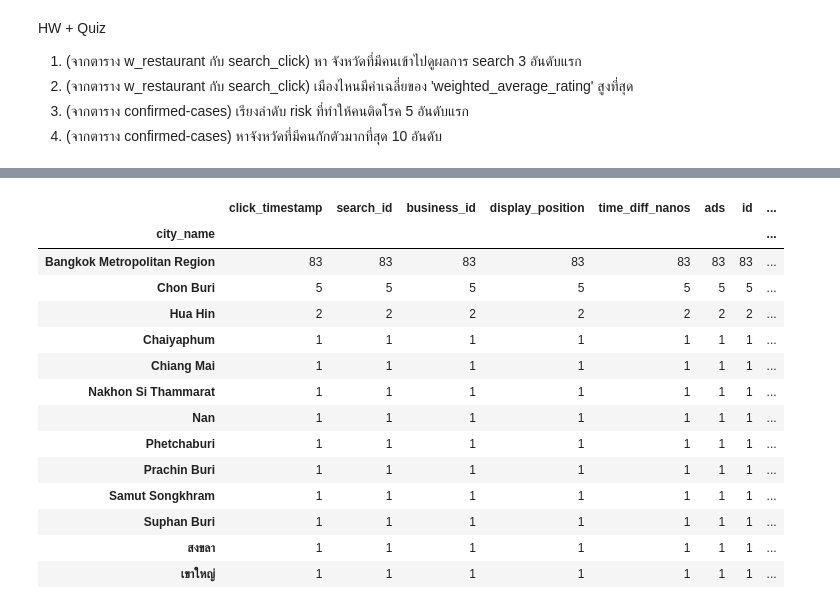
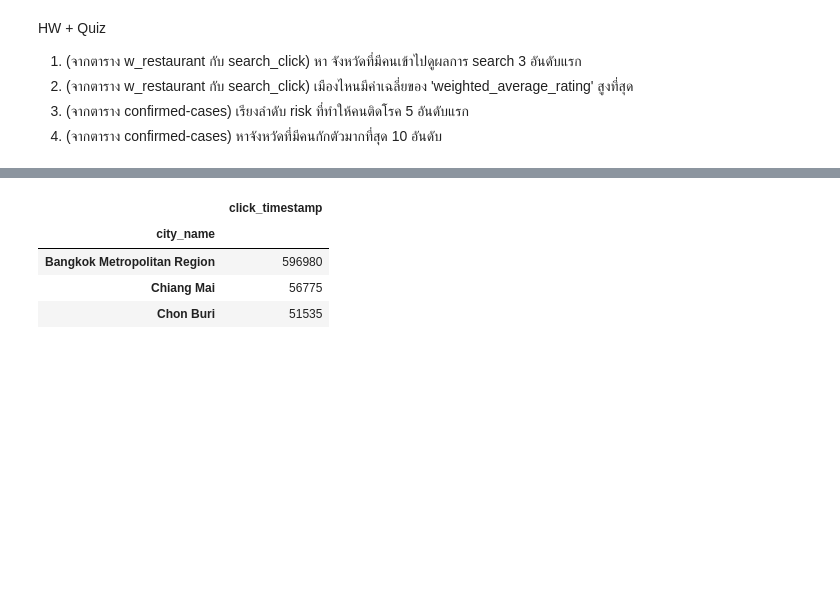
Before and after one commit to Jittiya/DWDM21, a Jupyter notebook: Data_Preprocessing(Chapter_3).ipynb, the cells around one changed output, grey strips where cells are left out. Cells and saved outputs as stored; diff of their text form; code cells hidden in the pictures; blank space fills up the shorter version.

Commit message:
HW10 (HW + Quiz)

```diff
--- a/Data_Preprocessing(Chapter_3).ipynb
+++ b/Data_Preprocessing(Chapter_3).ipynb
@@ -1450,0 +1435,3 @@ merged_table.groupby('city_name').count()
+# %%
+data_quiz = search_click.merge(w_restaurant,how='left',left_on='business_id',right_on='id')
+data_quiz
@@ -1451,18 +1452,8 @@ merged_table.groupby('city_name').count()
 # %%
-merged_table.groupby('city_name').count().sort_values(by=['search_id'],ascending=False)
+data_quiz.groupby('city_name').count().sort_values(by=['search_id'],ascending=False).iloc[:3,:1]
 # %% [output]
-|  | click_timestamp | search_id | business_id | display_position | time_diff_nanos | ads | id | ... |
-| city_name |  |  |  |  |  |  |  | ... |
-| Bangkok Metropolitan Region | 83 | 83 | 83 | 83 | 83 | 83 | 83 | ... |
-| Chon Buri | 5 | 5 | 5 | 5 | 5 | 5 | 5 | ... |
-| Hua Hin | 2 | 2 | 2 | 2 | 2 | 2 | 2 | ... |
-| Chaiyaphum | 1 | 1 | 1 | 1 | 1 | 1 | 1 | ... |
-| Chiang Mai | 1 | 1 | 1 | 1 | 1 | 1 | 1 | ... |
-| Nakhon Si Thammarat | 1 | 1 | 1 | 1 | 1 | 1 | 1 | ... |
-| Nan | 1 | 1 | 1 | 1 | 1 | 1 | 1 | ... |
-| Phetchaburi | 1 | 1 | 1 | 1 | 1 | 1 | 1 | ... |
-| Prachin Buri | 1 | 1 | 1 | 1 | 1 | 1 | 1 | ... |
-| Samut Songkhram | 1 | 1 | 1 | 1 | 1 | 1 | 1 | ... |
-| Suphan Buri | 1 | 1 | 1 | 1 | 1 | 1 | 1 | ... |
-| สงขลา | 1 | 1 | 1 | 1 | 1 | 1 | 1 | ... |
-| เขาใหญ่ | 1 | 1 | 1 | 1 | 1 | 1 | 1 | ... |
+|  | click_timestamp |
+| city_name |  |
+| Bangkok Metropolitan Region | 596980 |
+| Chiang Mai | 56775 |
+| Chon Buri | 51535 |
```
Also changed, not shown: parts of 10 cells of this notebook.
